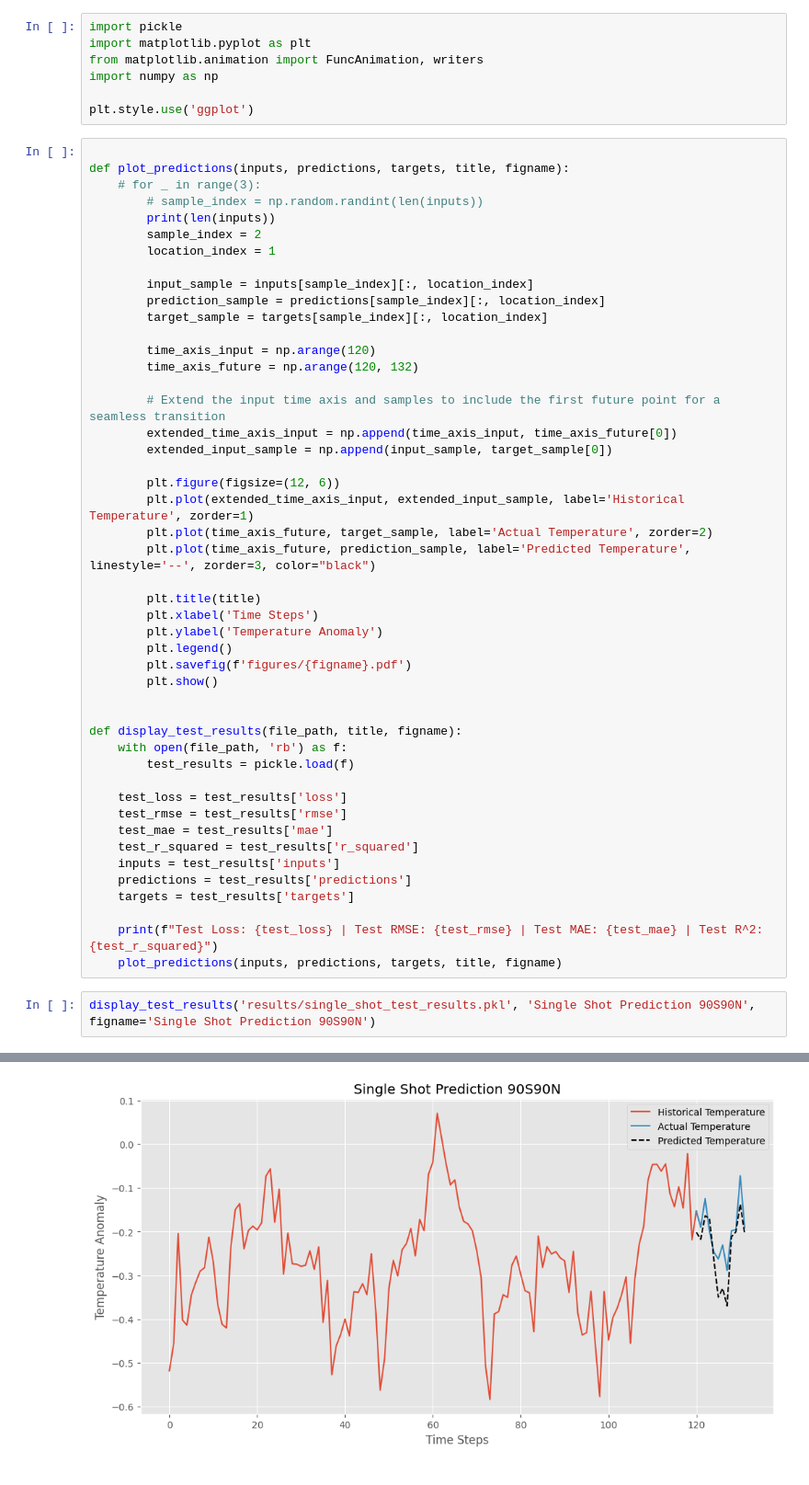
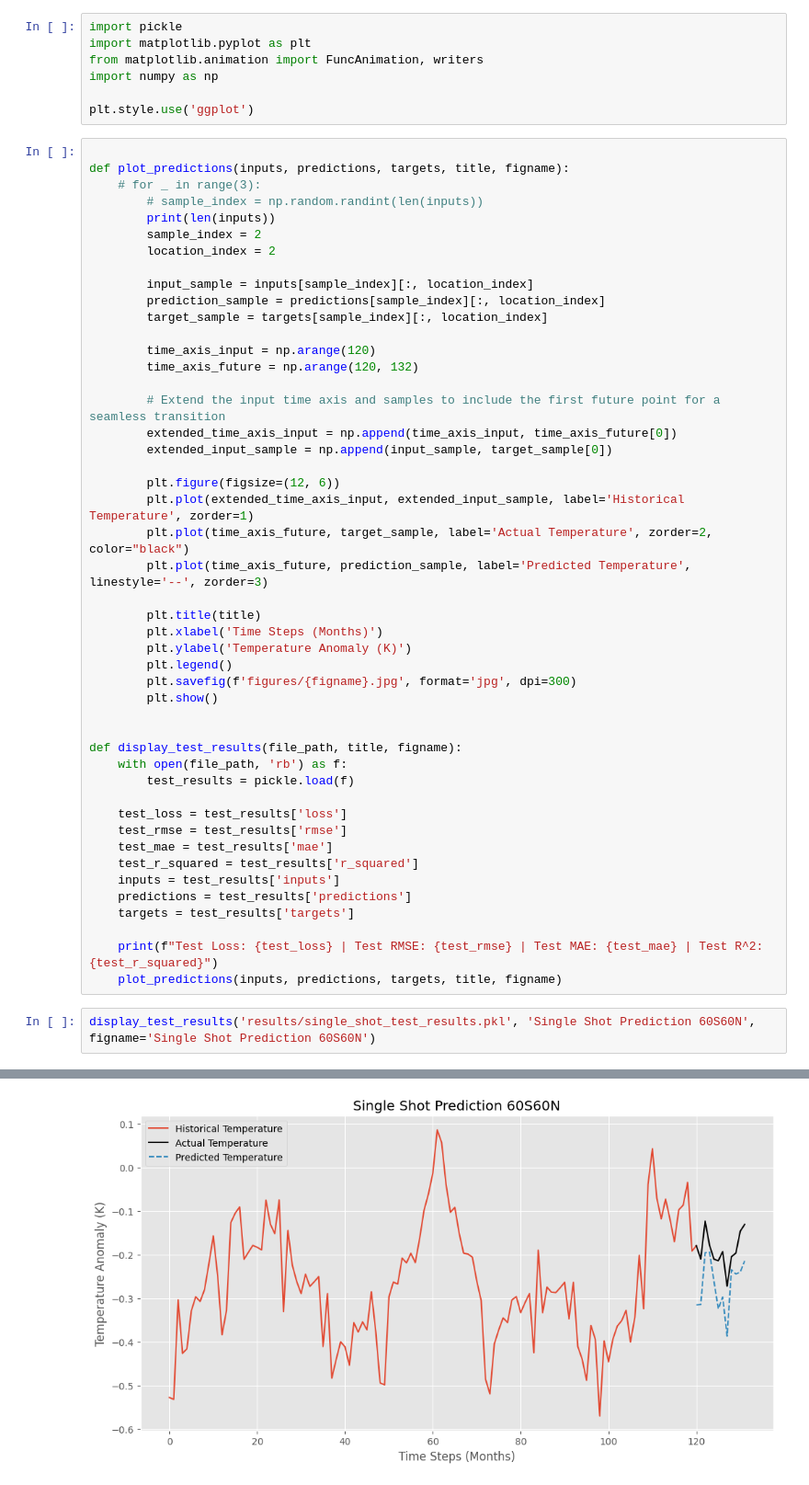
Before and after one commit to philiphan0109/time-series-forecasting, a Jupyter notebook: Single Feature Model/visualization.ipynb, the cells around one changed output, grey strips where cells are left out. Shown at 92% size. Saved outputs shown, nothing was run; the diff lists cells and outputs as text.

```diff
--- a/Single Feature Model/visualization.ipynb
+++ b/Single Feature Model/visualization.ipynb
@@ -12,7 +12,7 @@ def plot_predictions(inputs, predictions, targets, title, figname):
         # sample_index = np.random.randint(len(inputs))
         print(len(inputs))
         sample_index = 2
-        location_index = 1
+        location_index = 2
 
         input_sample = inputs[sample_index][:, location_index]
         prediction_sample = predictions[sample_index][:, location_index]
@@ -27,14 +27,14 @@ def plot_predictions(inputs, predictions, targets, title, figname):
 
         plt.figure(figsize=(12, 6))
         plt.plot(extended_time_axis_input, extended_input_sample, label='Historical Temperature', zorder=1)
-        plt.plot(time_axis_future, target_sample, label='Actual Temperature', zorder=2)
-        plt.plot(time_axis_future, prediction_sample, label='Predicted Temperature', linestyle='--', zorder=3, color="black")
+        plt.plot(time_axis_future, target_sample, label='Actual Temperature', zorder=2, color="black")
+        plt.plot(time_axis_future, prediction_sample, label='Predicted Temperature', linestyle='--', zorder=3)
 
         plt.title(title)
-        plt.xlabel('Time Steps')
-        plt.ylabel('Temperature Anomaly')
+        plt.xlabel('Time Steps (Months)')
+        plt.ylabel('Temperature Anomaly (K)')
         plt.legend()
-        plt.savefig(f'figures/{figname}.pdf')
+        plt.savefig(f'figures/{figname}.jpg', format='jpg', dpi=300)
         plt.show()
 
 
@@ -53,9 +53,9 @@ def display_test_results(file_path, title, figname):
     print(f"Test Loss: {test_loss} | Test RMSE: {test_rmse} | Test MAE: {test_mae} | Test R^2: {test_r_squared}")
     plot_predictions(inputs, predictions, targets, title, figname)
 # %%
-display_test_results('results/single_shot_test_results.pkl', 'Single Shot Prediction 90S90N', figname='Single Shot Prediction 90S90N')
+display_test_results('results/single_shot_test_results.pkl', 'Single Shot Prediction 60S60N', figname='Single Shot Prediction 60S60N')
 # %% [output]
 Test Loss: 0.014609364792704582 | Test RMSE: 0.1199866955478986 | Test MAE: 0.08321057508389156 | Test R^2: 0.6911923817356431
 3
-[figure, old version]
+[figure, new version]
 # %%
```
Also changed, not shown: parts of 3 cells of this notebook, 24 other files.
